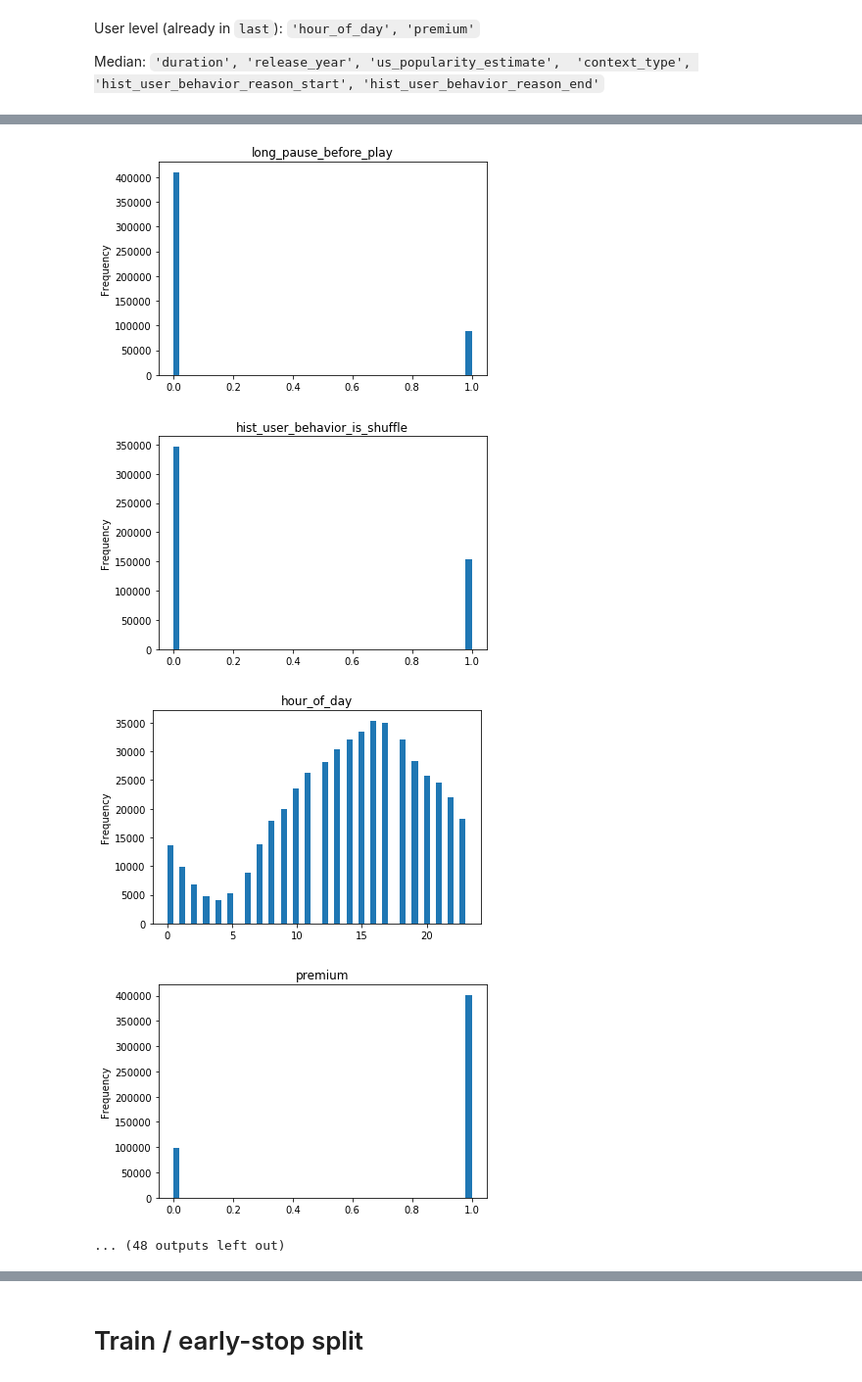
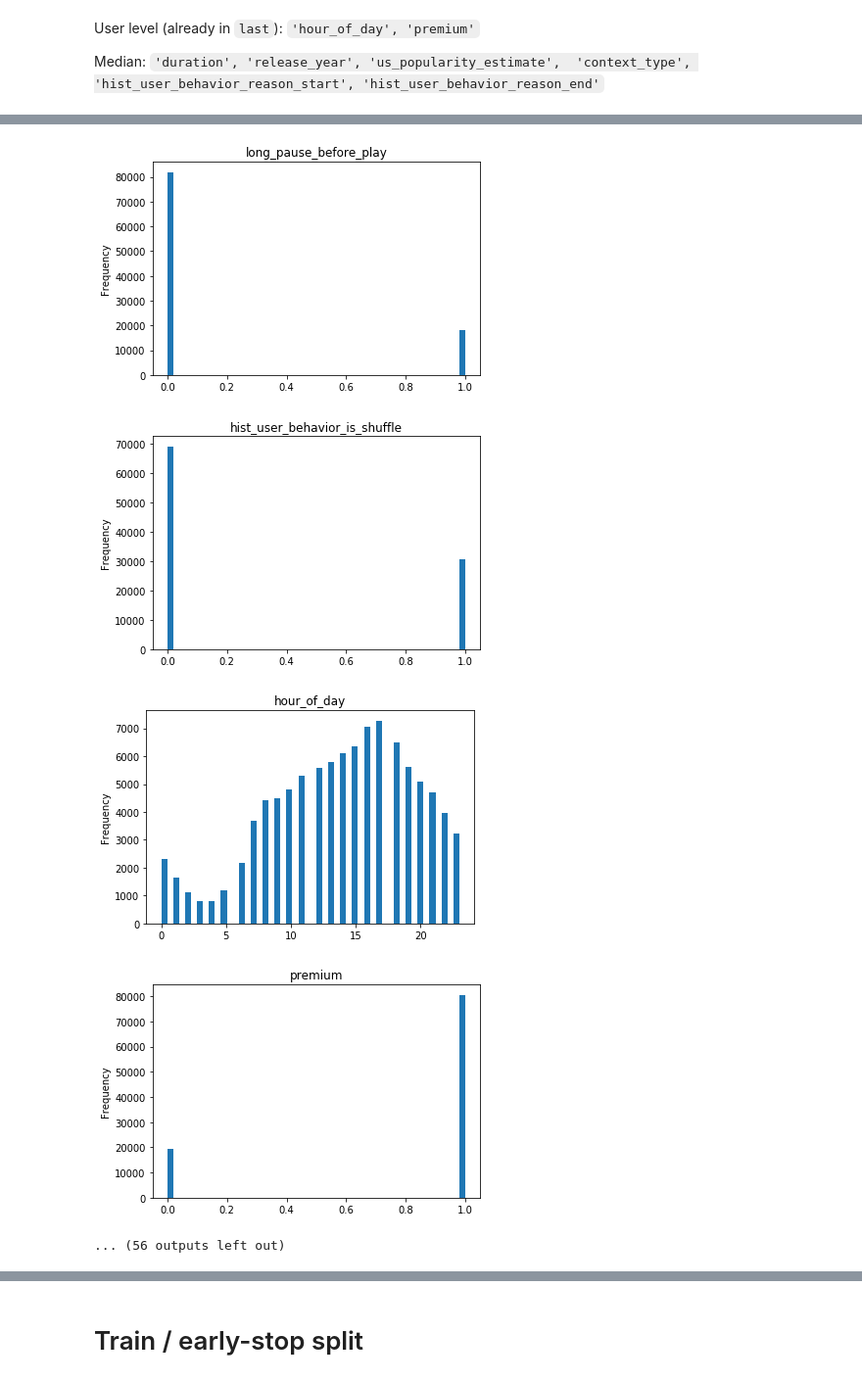
Before and after one commit to mlisovyi/skip-prediction-challenge-starter-kit, a Jupyter notebook: Model_Building.ipynb, the cells around one changed output, grey strips where cells are left out. Shown at 98% size. Drawn from its saved outputs; the diff is of its cells as text; code cells hidden in the pictures.

```diff
--- a/Model_Building.ipynb
+++ b/Model_Building.ipynb
@@ -46,7 +46,7 @@ log = ini_log('out.log')
 PATH='data/'
 prefix=''
 
-n_files=4
+n_files=1
 
 print(os.listdir(PATH))
 # %% [output]
@@ -57,6 +57,7 @@ trn_path = data_path + '/training_set/'
 
 # trn_input_logs = sorted(glob.glob(trn_path + "outDD_v1*.csv.gz"))
 trn_input_logs = sorted(glob.glob(trn_path + "outDD_v2_0*.h5"))
+trn_extra = sorted(glob.glob(trn_path + "outDD_v4_*.h5"))
 ys   = sorted(glob.glob(trn_path + "y_0*.h5"))
 # %%
 trn_input_logs[:]
@@ -74,9 +83,14 @@ trn_input_logs[:]
 # %% [markdown]
 # Read in the data
 # %%
-df_trn = pd.concat([read_log(f) for f in trn_input_logs[:n_files]], axis=0, ignore_index=True)
+start_file=2
+df_trn = pd.concat([read_log(f) for f in trn_input_logs[start_file:start_file+n_files]], axis=0, ignore_index=True)
+print(df_trn.shape)
 df_trn.rename({'not_skipped': 'skip_4'}, axis=1, inplace=True)
 gc.collect()
+df_xtr = pd.concat([read_log(f) for f in trn_extra[start_file:start_file+n_files]], axis=0, ignore_index=True)
+print(df_xtr.shape)
+df_trn = pd.concat([df_trn, df_xtr], axis=1)
 
 from sklearn.preprocessing import LabelEncoder
 df_trn['session_id'] = LabelEncoder().fit_transform(df_trn['session_id'])
@@ -198,10 +218,11 @@ User level (already in `last`):  `'hour_of_day', 'premium'`
  'context_type', 'hist_user_behavior_reason_start',
        'hist_user_behavior_reason_end'`
 # %%
-X_trn, y_trn, X_trk = get_XY(df_trn.iloc[:], aggs, reset_index=True,
-                      list_musik_qualities_=list_musik_qualities,#['valence'],
+X_trn, y_trn, X_trk = get_XY(df_trn.iloc[:], aggs, reset_index=False,
+                      list_musik_qualities_=list_musik_qualities,#list_musik_qualities,#['valence'],
                       aggs_music_qualities_=aggs_music_qualities,
-                             i_=0)
+                             i_=0,
+                            aggs_trkvec_=aggs_trkvec, list_trkvec_=list_trkvec)#['acoustic_vector_0', 'acoustic_vector_1'])
                        #i_=list(range(5)))
 gc.collect()
 # %% [output]
@@ -226,6 +249,6 @@ for cols, (vmin,vmax) in [
 # %%
 for c in X_trn.columns:
-    X_trn[c].iloc[:500000].plot.hist(bins=50)
+    X_trn[c].iloc[:100000].plot.hist(bins=50)
     plt.yscale('linear')
     plt.title(c)
     plt.show()
@@ -241,8 +264,8 @@ for c in X_trn.columns:
-[figure, old version]
+[figure, new version]
-[figure, old version]
+[figure, new version]
-[figure, old version]
+[figure, new version]
-[figure, old version]
+[figure, new version]
-... (48 outputs left out)
+... (56 outputs left out)
 # %%
 X_trn.head()
 # %% [output]
```
Also changed, not shown: parts of 29 cells of this notebook.
